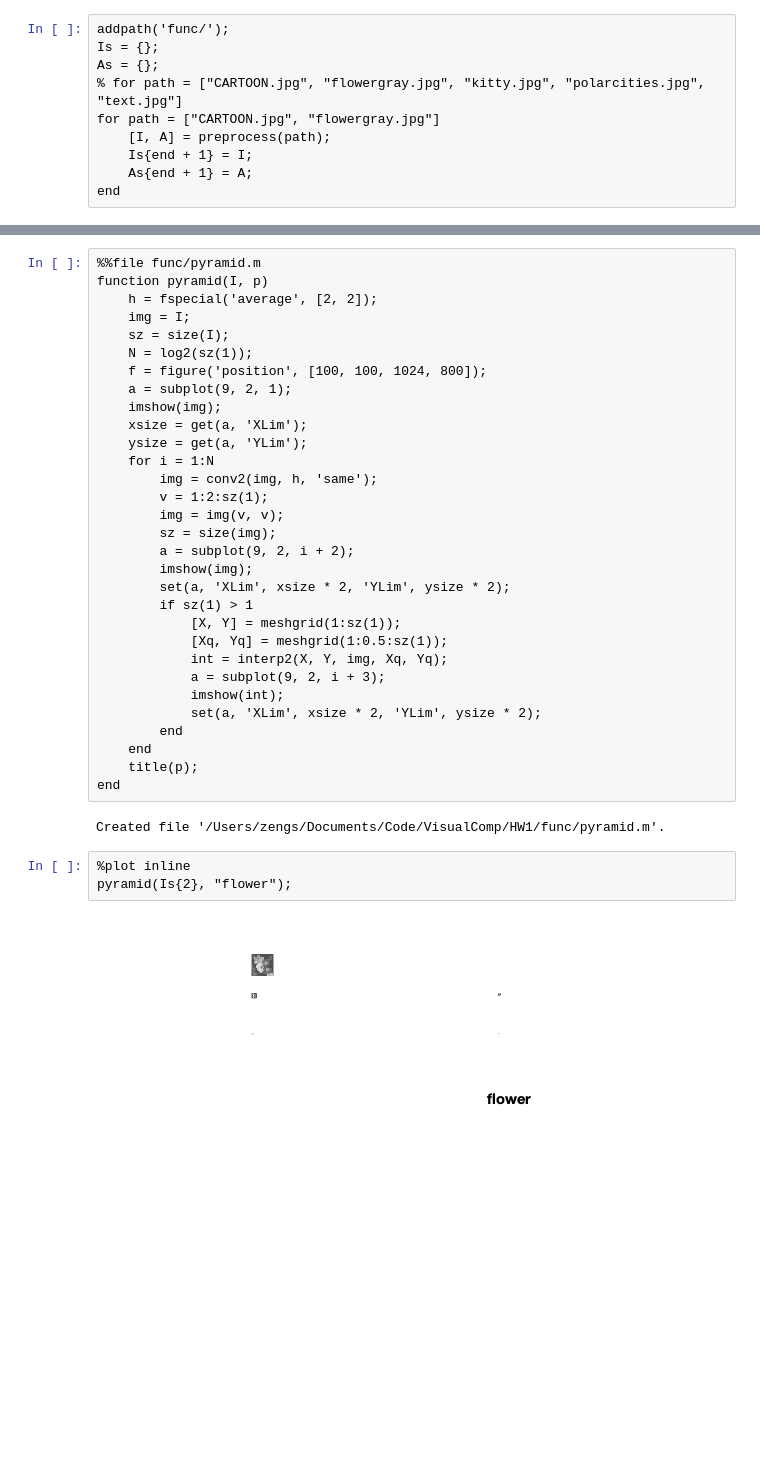
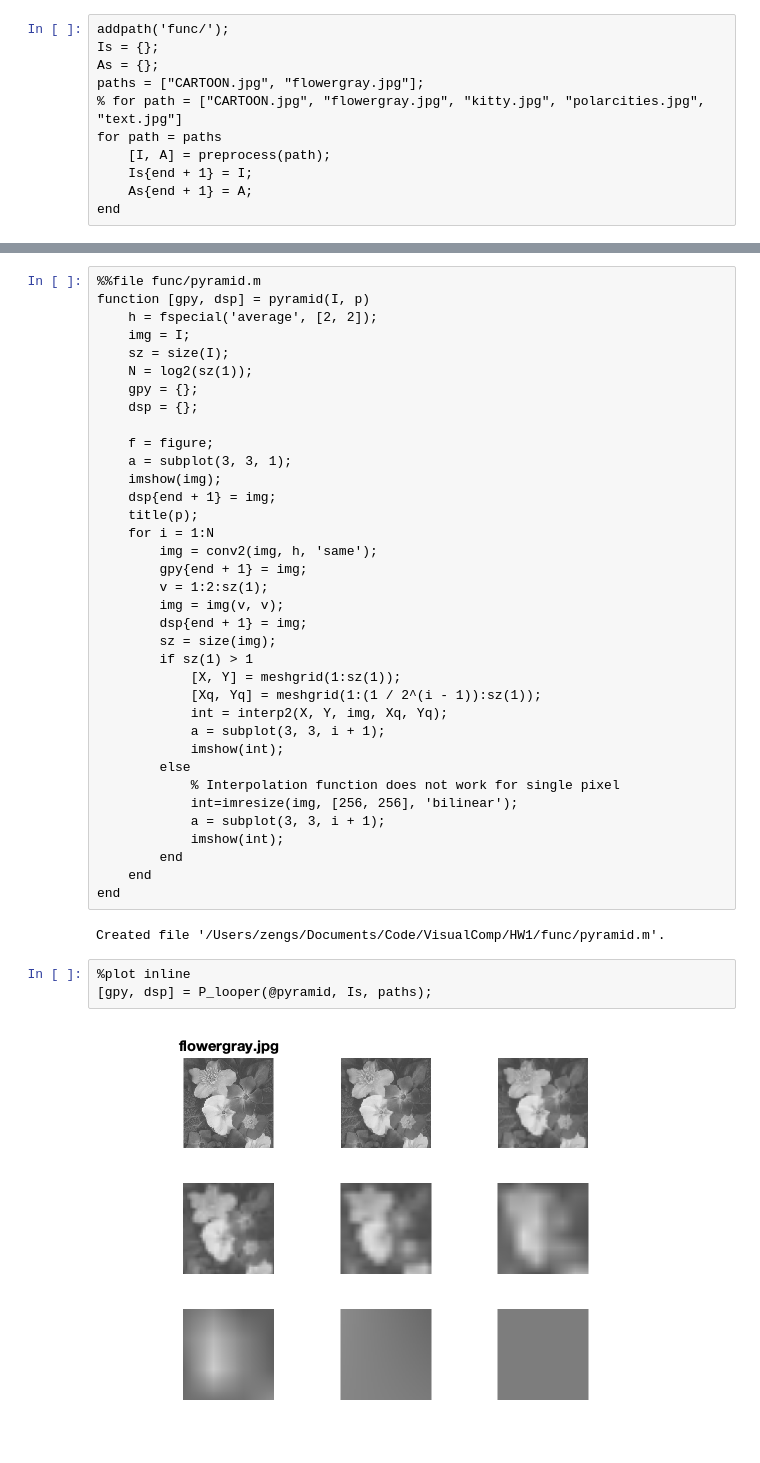
Before and after one commit to SIGUSRz/VisualComp, a Jupyter notebook: HW1/Main.ipynb, the cells around one changed output, grey strips where cells are left out. Cells and saved outputs as stored; diff of their text form; blank space fills up the shorter version.

```diff
--- a/HW1/Main.ipynb
+++ b/HW1/Main.ipynb
@@ -14,8 +14,9 @@ Created file '/Users/zengs/Documents/Code/VisualComp/HW1/func/preprocess.m'.
 addpath('func/');
 Is = {};
 As = {};
+paths = ["CARTOON.jpg", "flowergray.jpg"];
 % for path = ["CARTOON.jpg", "flowergray.jpg", "kitty.jpg", "polarcities.jpg", "text.jpg"]
-for path = ["CARTOON.jpg", "flowergray.jpg"]
+for path = paths
     [I, A] = preprocess(path);
     Is{end + 1} = I;
     As{end + 1} = A;
@@ -248,38 +258,43 @@ https://homepages.inf.ed.ac.uk/rbf/HIPR2/gsmooth.htm
 # %%
 %%file func/pyramid.m
-function pyramid(I, p)
+function [gpy, dsp] = pyramid(I, p)
     h = fspecial('average', [2, 2]);
     img = I;
     sz = size(I);
     N = log2(sz(1));
-    f = figure('position', [100, 100, 1024, 800]);
-    a = subplot(9, 2, 1);
+    gpy = {};
+    dsp = {};
+
+    f = figure;
+    a = subplot(3, 3, 1);
     imshow(img);
-    xsize = get(a, 'XLim');
-    ysize = get(a, 'YLim');
+    dsp{end + 1} = img;
+    title(p);
     for i = 1:N
         img = conv2(img, h, 'same');
+        gpy{end + 1} = img;
         v = 1:2:sz(1);
         img = img(v, v);
+        dsp{end + 1} = img;
         sz = size(img);
-        a = subplot(9, 2, i + 2);
-        imshow(img);
-        set(a, 'XLim', xsize * 2, 'YLim', ysize * 2);
         if sz(1) > 1
             [X, Y] = meshgrid(1:sz(1));
-            [Xq, Yq] = meshgrid(1:0.5:sz(1));
+            [Xq, Yq] = meshgrid(1:(1 / 2^(i - 1)):sz(1));
             int = interp2(X, Y, img, Xq, Yq);
-            a = subplot(9, 2, i + 3);
+            a = subplot(3, 3, i + 1);
             imshow(int);
-            set(a, 'XLim', xsize * 2, 'YLim', ysize * 2);
+        else
+            % Interpolation function does not work for single pixel
+            int=imresize(img, [256, 256], 'bilinear');
+            a = subplot(3, 3, i + 1);
+            imshow(int);
         end
     end
-    title(p);
 end
 # %% [output]
 Created file '/Users/zengs/Documents/Code/VisualComp/HW1/func/pyramid.m'.
 # %%
 %plot inline
-pyramid(Is{2}, "flower");
+[gpy, dsp] = P_looper(@pyramid, Is, paths);
 # %% [output]
-[figure, old version]
+[figure, new version]
```
Also changed, not shown: parts of 14 cells of this notebook, 1 other file.
